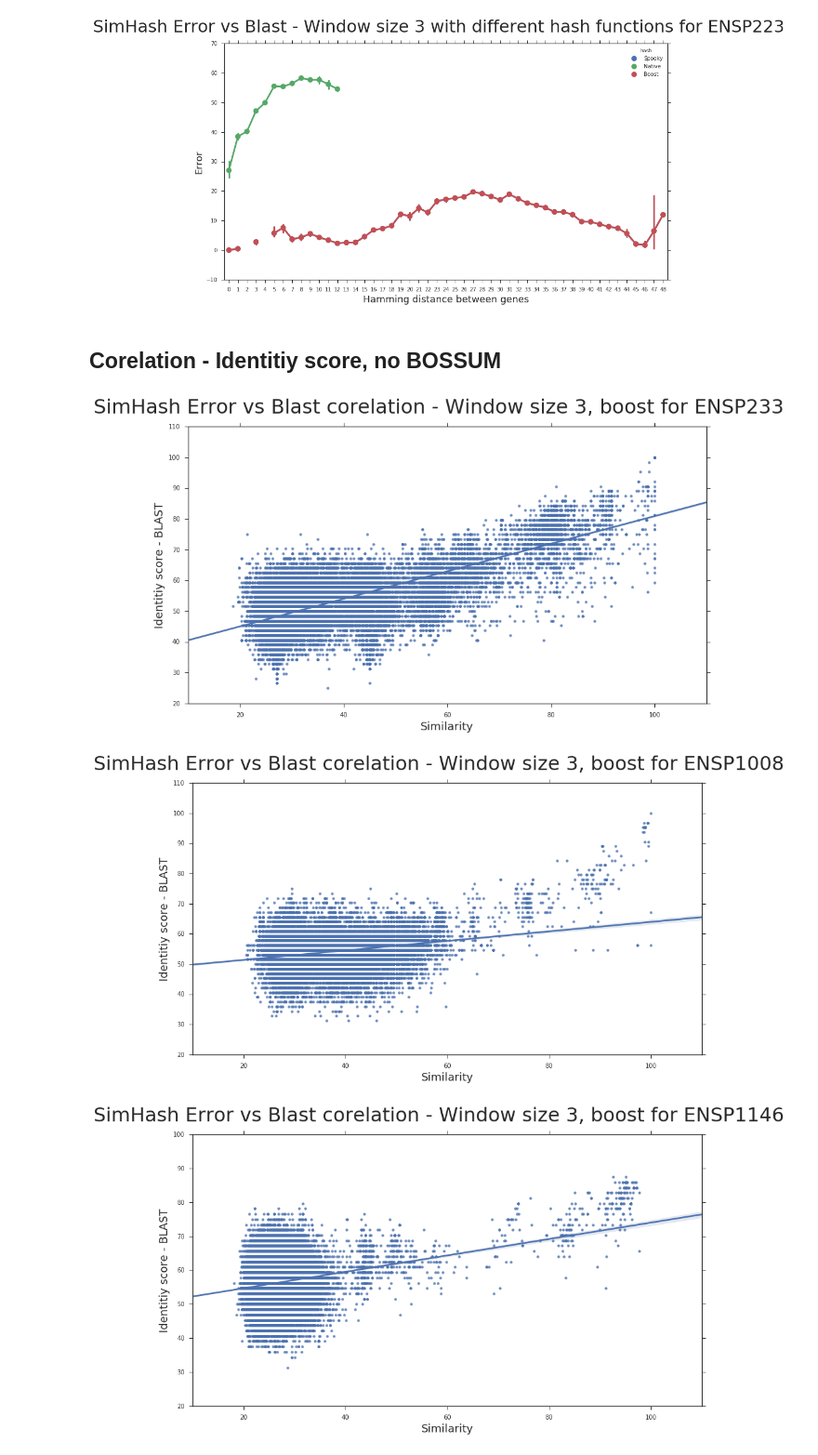
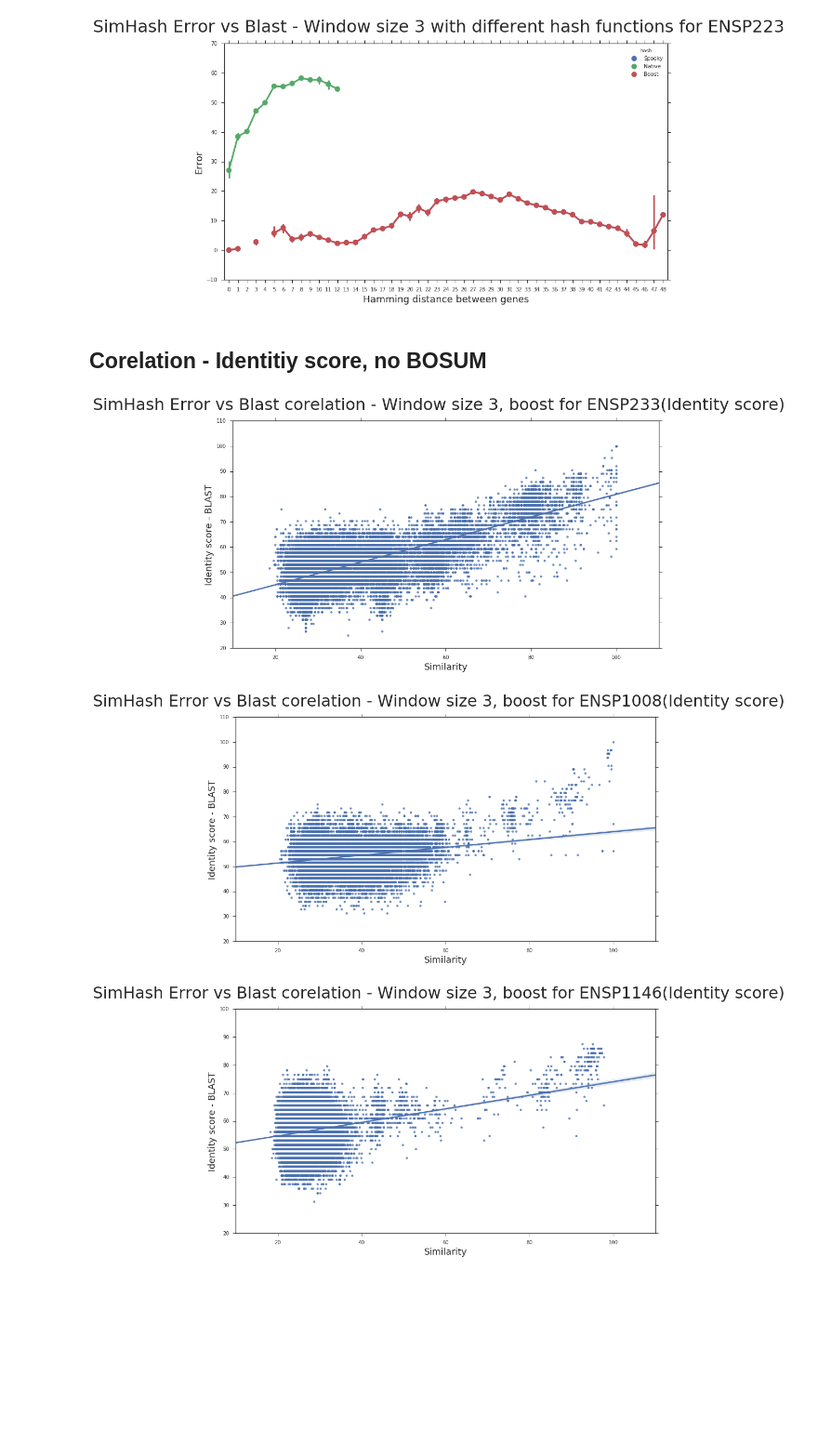
Before and after one commit to Weenkus/Phylo-research, a Jupyter notebook: results_simHash/blast_comparison/SimHash vs Blast performance.ipynb, the cells around one changed output. Shown at 93% size. Drawn from its saved outputs; the diff is of its cells as text; code cells hidden in the pictures; blank space fills up the shorter version.

Commit message:
Added corelation graphs for no blosum matrix

```diff
--- a/results_simHash/blast_comparison/SimHash vs Blast performance.ipynb
+++ b/results_simHash/blast_comparison/SimHash vs Blast performance.ipynb
@@ -49,7 +52,7 @@ simhash_ENSP233_spooky_3 = pa.read_csv('../blast_comparison/ENSP233/ENSP233_Spoo
 simhash_ENSP233_native_3 = pa.read_csv('../blast_comparison/ENSP233/ENSP233_Native_3_compare.csv')
 
 simhash_ENSP233_boost_2 = pa.read_csv('../blast_comparison/ENSP233/ENSP233_Boost_2_compare.csv')
-simhash_ENSP233_boost_3 = pa.read_csv('../blast_comparison/ENSP233/ENSP233_Boost_3_compare.csv')
+simhash_ENSP233_boost_3 = pa.read_csv('../blast_comparison/ENSP233/ENSP233_Boost_3_compare.csv', dtype={'eValue':'double'})
 simhash_ENSP233_boost_4 = pa.read_csv('../blast_comparison/ENSP233/ENSP233_Boost_4_compare.csv')
 simhash_ENSP233_boost_5 = pa.read_csv('../blast_comparison/ENSP233/ENSP233_Boost_5_compare.csv')
 
@@ -59,7 +62,7 @@ simhash_ENSP233_boost = pa.concat(
 simhash_ENSP233_window_3 = pa.concat(
     [simhash_ENSP233_spooky_3, simhash_ENSP233_native_3, simhash_ENSP233_boost_3])
 
+simhash_ENSP1008_boost_3 = pa.read_csv('../blast_comparison/ENSP1008/ENSP1008_Boost_3_compare.csv', dtype={'eValue':'double'})
+simhash_ENSP1146_boost_3 = pa.read_csv('../blast_comparison/ENSP1146/ENSP1146_Boost_3_compare.csv', dtype={'eValue':'double'})
+
 simhash_all_boost_3 = pa.concat([simhash_ENSP233_boost_3, simhash_ENSP1008_boost_3, simhash_ENSP1146_boost_3])
-
-simhash_ENSP1008_boost_3 = pa.read_csv('../blast_comparison/ENSP1008/ENSP1008_Boost_3_compare.csv')
-simhash_ENSP1146_boost_3 = pa.read_csv('../blast_comparison/ENSP1146/ENSP1146_Boost_3_compare.csv')
@@ -66,3 +80,10 @@ simhash_ENSP1146_boost_3 = pa.read_csv('../blast_comparison/ENSP1146/ENSP1146_Bo
+# %%
+logit = lambda x: -math.log10(x) if x != 0 else 0.0
+# %%
+simhash_ENSP233_boost_3['eValueLog'] = simhash_ENSP233_boost_3['eValue'].apply(logit)
+simhash_ENSP1008_boost_3['eValueLog'] = simhash_ENSP1008_boost_3['eValue'].apply(logit)
+simhash_ENSP1146_boost_3['eValueLog'] = simhash_ENSP1146_boost_3['eValue'].apply(logit)
+simhash_all_boost_3['eValueLog'] = simhash_all_boost_3['eValue'].apply(logit)
 # %% [markdown]
 ## Date exploration
 # %%
@@ -138,32 +168,32 @@ plt.savefig("SimHash Error vs Blast - Window size 3 with different hash function
 # %% [output]
 [figure]
 # %% [markdown]
-## Corelation - Identitiy score, no BOSSUM
+## Corelation - Identitiy score, no BOSUM
 # %%
 plt.figure(figsize=(15,8))
 sns.regplot(x="blast_output", y="similarity",data=simhash_ENSP233_boost_3)
-plt.ylabel('Identitiy score - BLAST', fontsize=18)
+plt.ylabel('Identity score - BLAST', fontsize=18)
 plt.xlabel('Similarity', fontsize=18)
-plt.suptitle("SimHash Error vs Blast corelation - Window size 3, boost for ENSP233", fontsize = 32)
-plt.savefig("SimHash Error vs Blast corelation - Window size 3, boost for ENSP233.png")
+plt.suptitle("SimHash Error vs Blast corelation - Window size 3, boost for ENSP233(Identity score)", fontsize = 32)
+plt.savefig("SimHash Error vs Blast corelation - Window size 3, boost for ENSP233(Identity score).png")
 
 plt.figure(figsize=(15,8))
 sns.regplot(x="blast_output", y="similarity",data=simhash_ENSP1008_boost_3)
-plt.ylabel('Identitiy score - BLAST', fontsize=18)
+plt.ylabel('Identity score - BLAST', fontsize=18)
 plt.xlabel('Similarity', fontsize=18)
-plt.suptitle("SimHash Error vs Blast corelation - Window size 3, boost for ENSP1008", fontsize = 32)
-plt.savefig("SimHash Error vs Blast corelation - Window size 3, boost for ENSP1008.png")
+plt.suptitle("SimHash Error vs Blast corelation - Window size 3, boost for ENSP1008(Identity score)", fontsize = 32)
+plt.savefig("SimHash Error vs Blast corelation - Window size 3, boost for ENSP1008(Identity score).png")
 
 plt.figure(figsize=(15,8))
 sns.regplot(x="blast_output", y="similarity",data=simhash_ENSP1146_boost_3)
-plt.ylabel('Identitiy score - BLAST', fontsize=18)
+plt.ylabel('Identity score - BLAST', fontsize=18)
 plt.xlabel('Similarity', fontsize=18)
-plt.suptitle("SimHash Error vs Blast corelation - Window size 3, boost for ENSP1146", fontsize = 32)
-plt.savefig("SimHash Error vs Blast corelation - Window size 3, boost for ENSP1146.png")
+plt.suptitle("SimHash Error vs Blast corelation - Window size 3, boost for ENSP1146(Identity score)", fontsize = 32)
+plt.savefig("SimHash Error vs Blast corelation - Window size 3, boost for ENSP1146(Identity score).png")
 # %% [output]
-[figure, old version]
+[figure, new version]
-[figure, old version]
+[figure, new version]
-[figure, old version]
+[figure, new version]
 # %%
 plt.figure(figsize=(15,8))
 sns.regplot(x="blast_output", y="similarity",data=simhash_all_boost_3)
```
Also changed, not shown: parts of 13 cells of this notebook, 38 other files.
